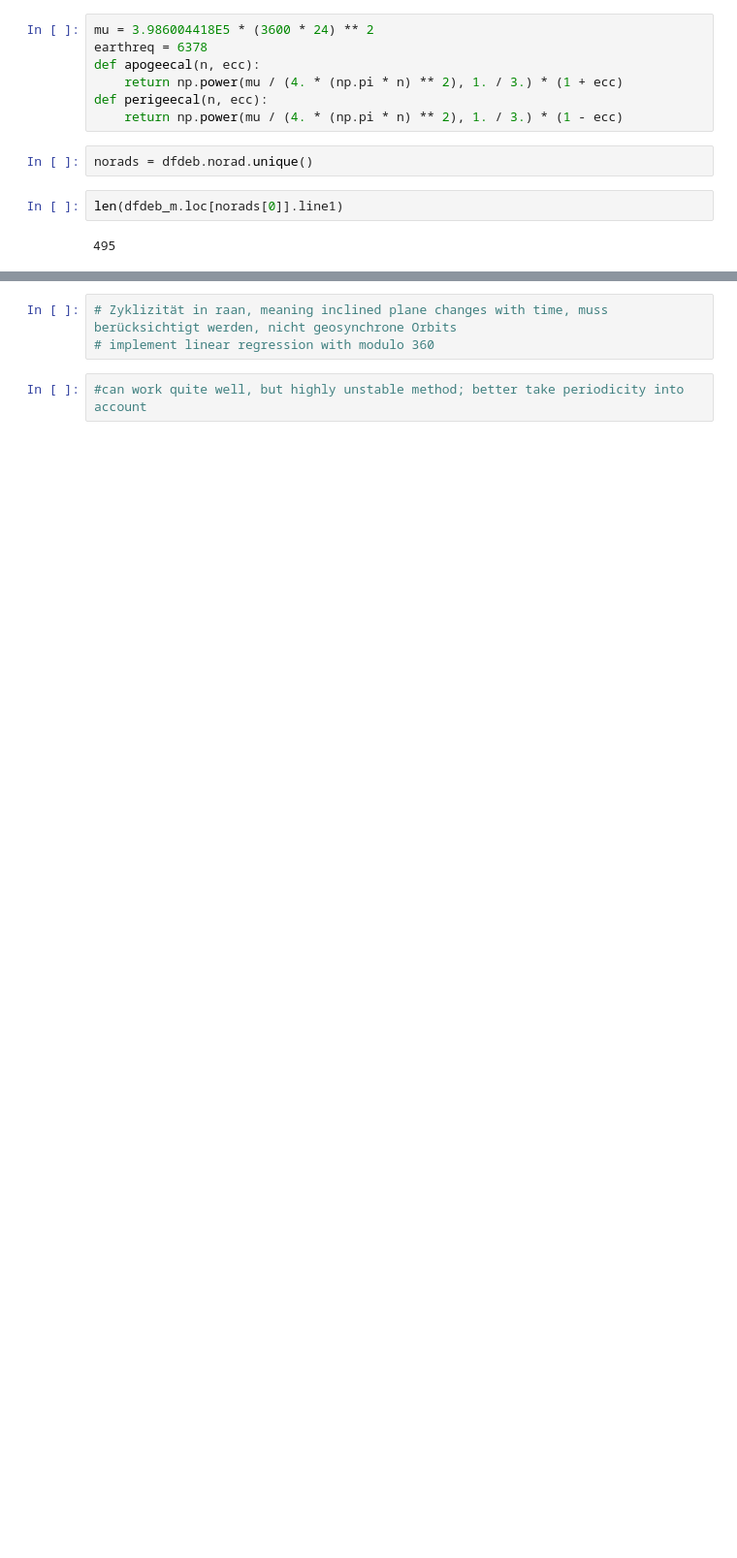
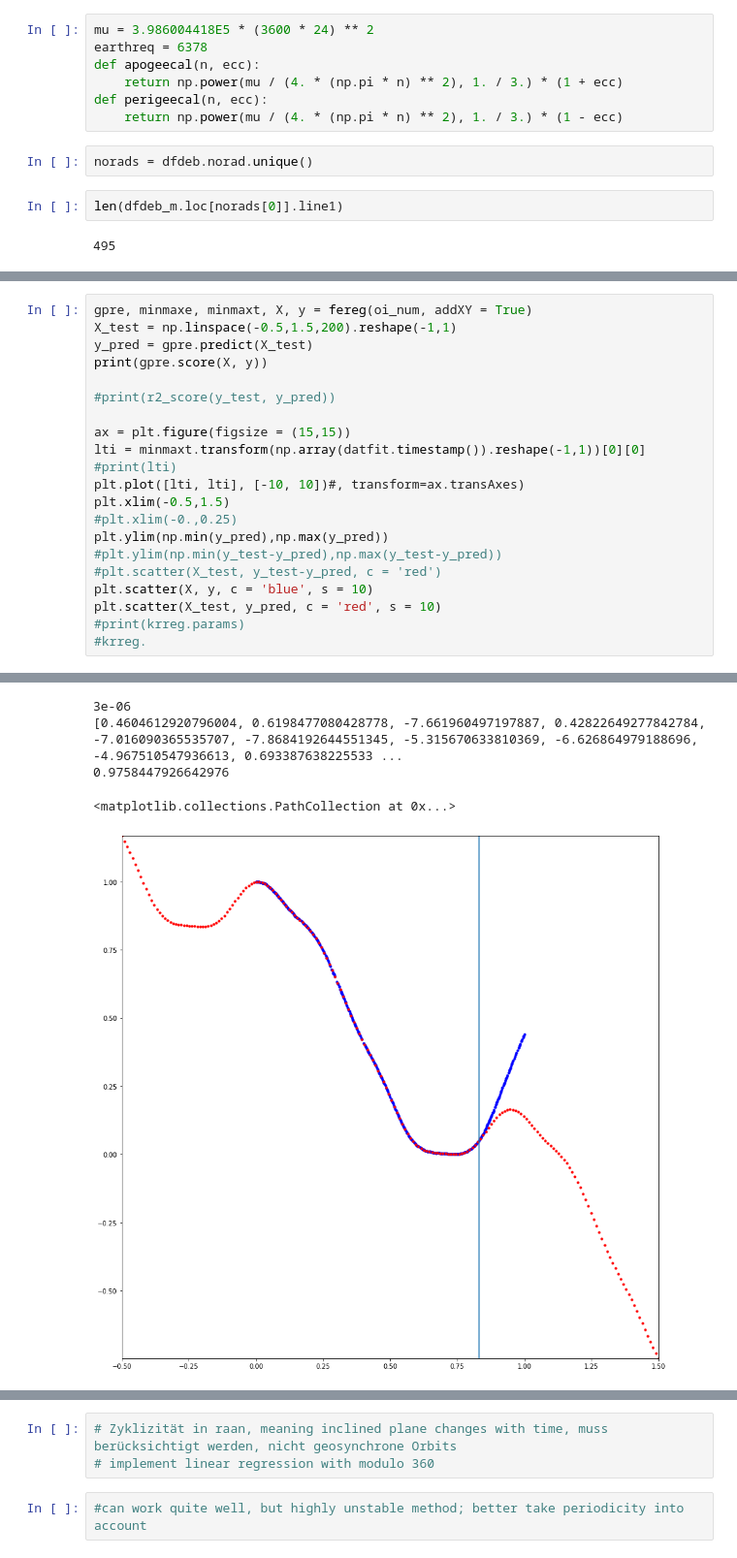
Before and after one commit to pniksa/Orbit_Rep, a Jupyter notebook: Regression_GPRmodreg.ipynb, the cells around one changed output, grey strips where cells are left out. Shown at 97% size. Cells and saved outputs as stored; diff of their text form; blank space fills up the shorter version.

```diff
--- a/Regression_GPRmodreg.ipynb
+++ b/Regression_GPRmodreg.ipynb
@@ -307,0 +482,22 @@ doing 372 [0.98793536] [0.72713867]
+# %%
+gpre, minmaxe, minmaxt, X, y = fereg(oi_num, addXY = True)
+X_test = np.linspace(-0.5,1.5,200).reshape(-1,1)
+y_pred = gpre.predict(X_test)
+print(gpre.score(X, y))
+
+#print(r2_score(y_test, y_pred))
+
+ax = plt.figure(figsize = (15,15))
+lti = minmaxt.transform(np.array(datfit.timestamp()).reshape(-1,1))[0][0]
+#print(lti)
+plt.plot([lti, lti], [-10, 10])#, transform=ax.transAxes)
+plt.xlim(-0.5,1.5)
+#plt.xlim(-0.,0.25)
+plt.ylim(np.min(y_pred),np.max(y_pred))
+#plt.ylim(np.min(y_test-y_pred),np.max(y_test-y_pred))
+#plt.scatter(X_test, y_test-y_pred, c = 'red')
+plt.scatter(X, y, c = 'blue', s = 10)
+plt.scatter(X_test, y_pred, c = 'red', s = 10)
+#print(krreg.params)
+#krreg.
+# %% [output]
@@ -307,0 +521,5 @@ doing 372 [0.98793536] [0.72713867]
+3e-06
+[0.4604612920796004, 0.6198477080428778, -7.661960497197887, 0.42822649277842784, -7.016090365535707, -7.8684192644551345, -5.315670633810369, -6.626864979188696, -4.967510547936613, 0.693387638225533 ...
+0.9758447926642976
+<matplotlib.collections.PathCollection at 0x...>
+[figure, added]
```
Also changed, not shown: parts of 83 cells of this notebook, 1 other file.
